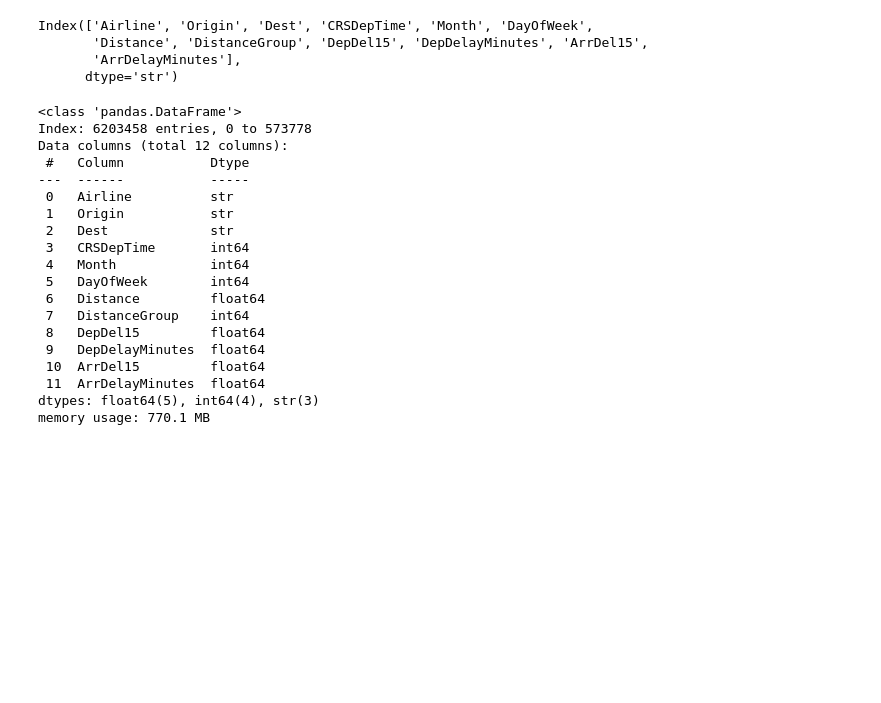
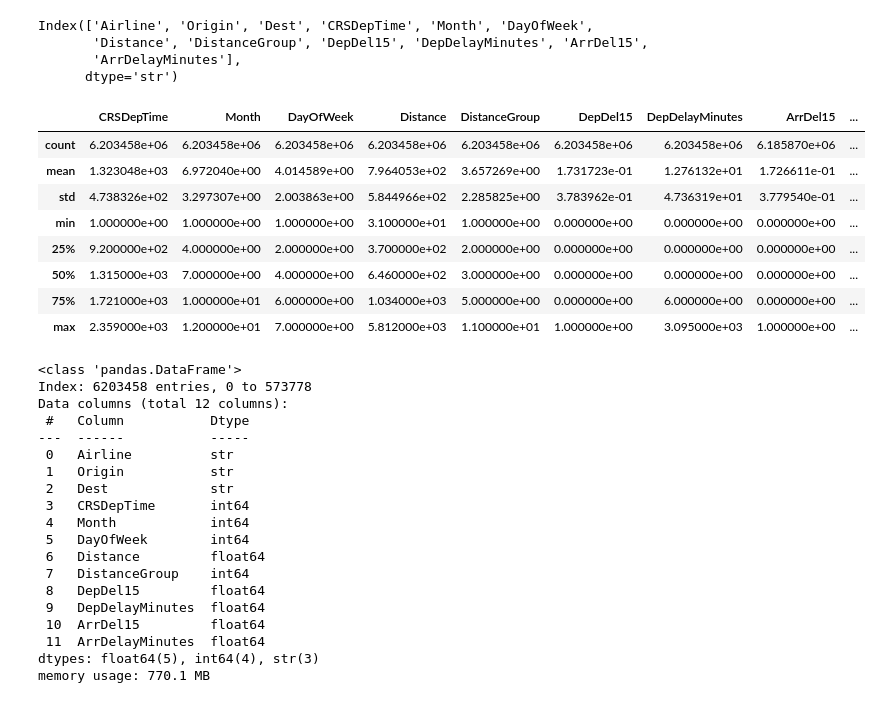
Before and after one commit to Mahammed-Sharief-Shaik/Flight-Delay-Prediction, a Jupyter notebook: flight_prediction.ipynb, the cells around one changed output. Saved outputs shown, nothing was run; the diff lists cells and outputs as text; code cells hidden in the pictures; blank space fills up the shorter version.

```diff
--- a/flight_prediction.ipynb
+++ b/flight_prediction.ipynb
@@ -85,6 +83,18 @@ Index(['Airline', 'Origin', 'Dest', 'CRSDepTime', 'Month', 'DayOfWeek',
        'Distance', 'DistanceGroup', 'DepDel15', 'DepDelayMinutes', 'ArrDel15',
        'ArrDelayMinutes'],
       dtype='str')
+# %%
+df_departed.describe()
+# %% [output]
+|  | CRSDepTime | Month | DayOfWeek | Distance | DistanceGroup | DepDel15 | DepDelayMinutes | ArrDel15 | ... |
+| count | 6.203458e+06 | 6.203458e+06 | 6.203458e+06 | 6.203458e+06 | 6.203458e+06 | 6.203458e+06 | 6.203458e+06 | 6.185870e+06 | ... |
+| mean | 1.323048e+03 | 6.972040e+00 | 4.014589e+00 | 7.964053e+02 | 3.657269e+00 | 1.731723e-01 | 1.276132e+01 | 1.726611e-01 | ... |
+| std | 4.738326e+02 | 3.297307e+00 | 2.003863e+00 | 5.844966e+02 | 2.285825e+00 | 3.783962e-01 | 4.736319e+01 | 3.779540e-01 | ... |
+| min | 1.000000e+00 | 1.000000e+00 | 1.000000e+00 | 3.100000e+01 | 1.000000e+00 | 0.000000e+00 | 0.000000e+00 | 0.000000e+00 | ... |
+| 25% | 9.200000e+02 | 4.000000e+00 | 2.000000e+00 | 3.700000e+02 | 2.000000e+00 | 0.000000e+00 | 0.000000e+00 | 0.000000e+00 | ... |
+| 50% | 1.315000e+03 | 7.000000e+00 | 4.000000e+00 | 6.460000e+02 | 3.000000e+00 | 0.000000e+00 | 0.000000e+00 | 0.000000e+00 | ... |
+| 75% | 1.721000e+03 | 1.000000e+01 | 6.000000e+00 | 1.034000e+03 | 5.000000e+00 | 0.000000e+00 | 6.000000e+00 | 0.000000e+00 | ... |
+| max | 2.359000e+03 | 1.200000e+01 | 7.000000e+00 | 5.812000e+03 | 1.100000e+01 | 1.000000e+00 | 3.095000e+03 | 1.000000e+00 | ... |
 # %%
 df_departed.info()
 # %% [output]
```
Also changed, not shown: parts of 26 cells of this notebook.
